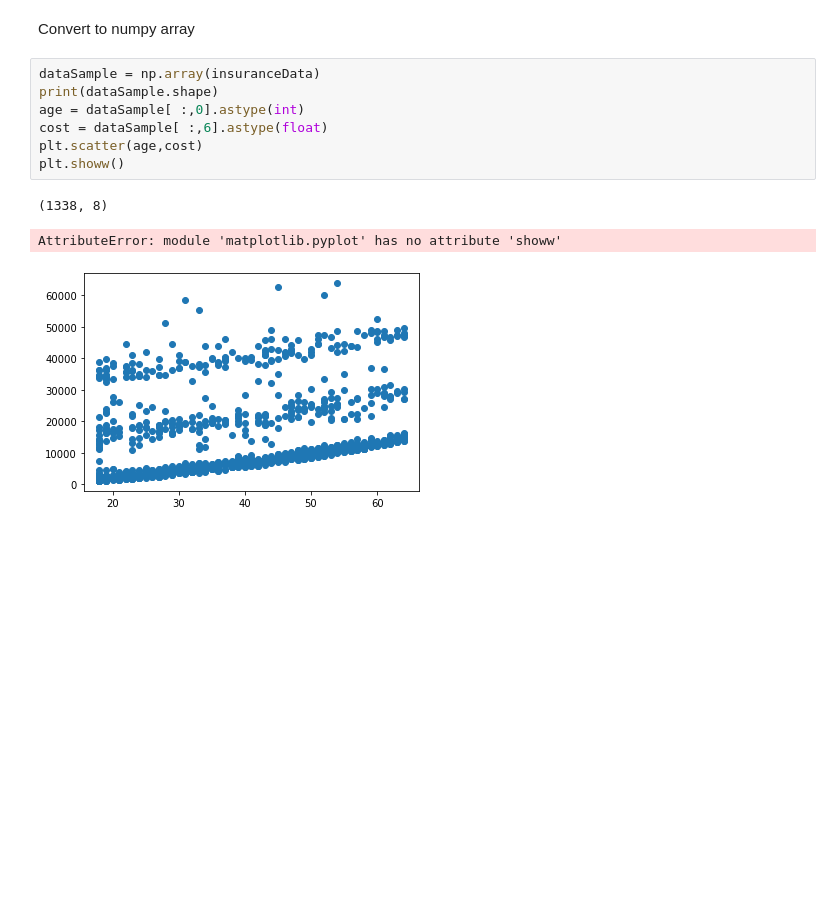
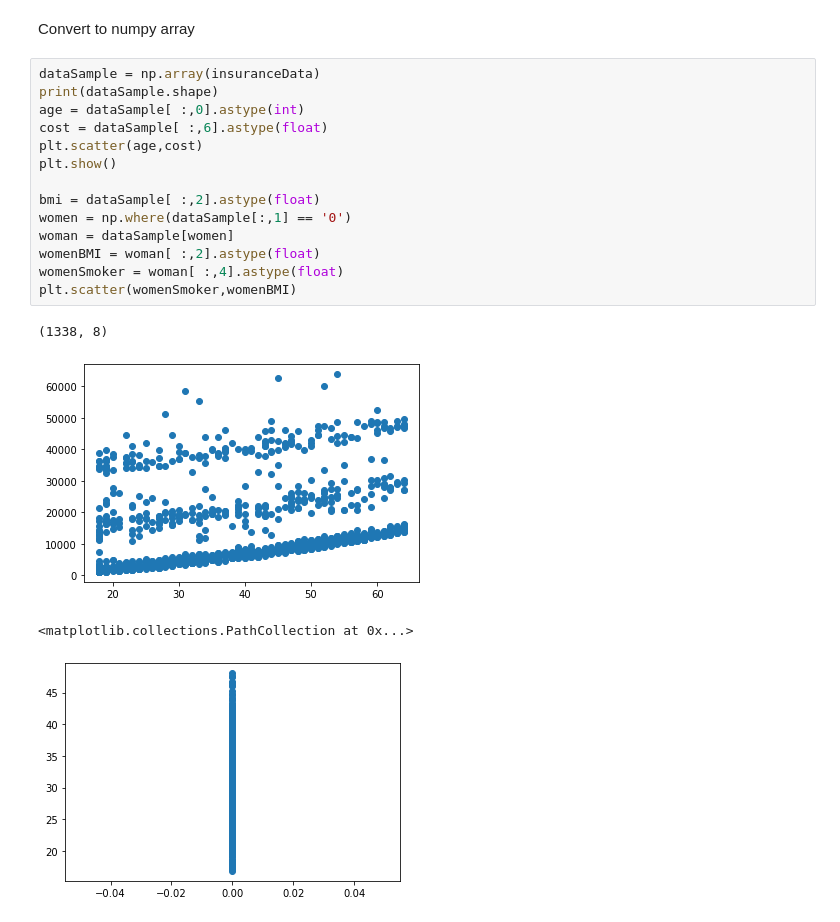
Before and after one commit to aariandhanani/AarianDhananiDataScience, a Jupyter notebook: insuranceNumpy.ipynb, the cells around one changed output. Cells and saved outputs as stored; diff of their text form; blank space fills up the shorter version.

```diff
--- a/insuranceNumpy.ipynb
+++ b/insuranceNumpy.ipynb
@@ -99,11 +99,19 @@ Convert to numpy array
 # %%
 dataSample = np.array(insuranceData)
 print(dataSample.shape)
 age = dataSample[ :,0].astype(int)
 cost = dataSample[ :,6].astype(float)
 plt.scatter(age,cost)
-plt.showw()
+plt.show()
+
+bmi = dataSample[ :,2].astype(float)
+women = np.where(dataSample[:,1] == '0')
+woman = dataSample[women]
+womenBMI = woman[ :,2].astype(float)
+womenSmoker = woman[ :,4].astype(float)
+plt.scatter(womenSmoker,womenBMI)
 # %% [output]
 (1338, 8)
+[figure]
-AttributeError: module 'matplotlib.pyplot' has no attribute 'showw'
+<matplotlib.collections.PathCollection at 0x...>
-[figure]
+[figure, added]
```
Also changed, not shown: 1 other file.
